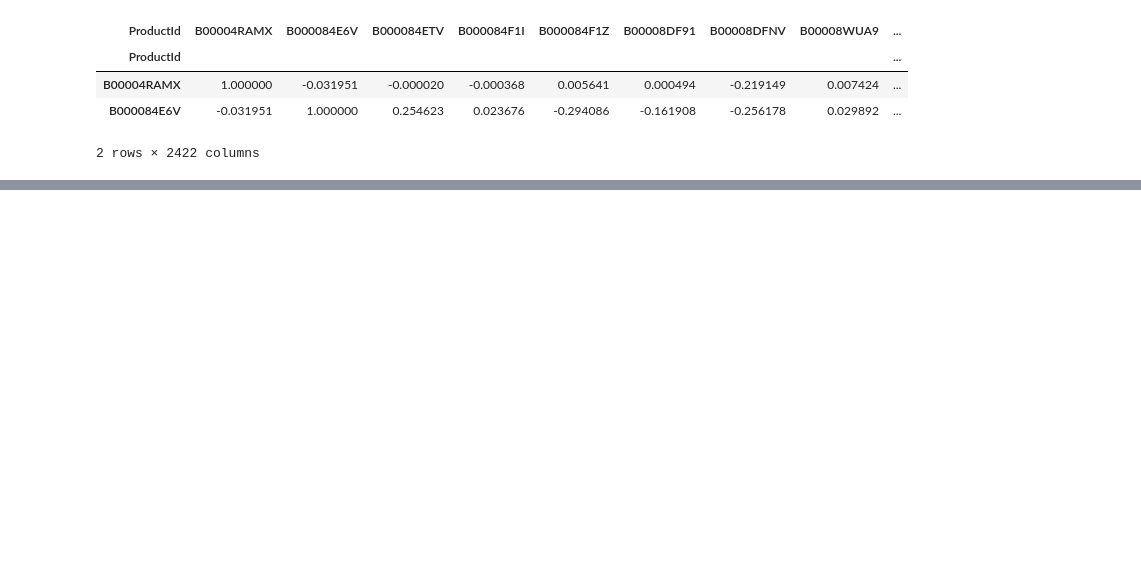
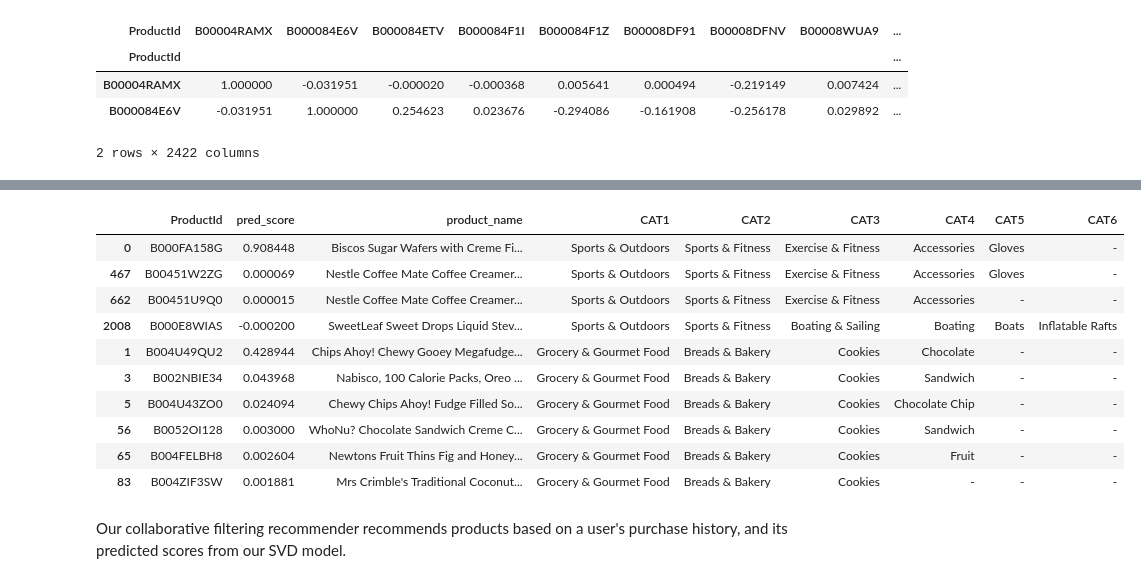
Before and after one commit to michaelxiaoyk/GA-Capstone-Project, a Jupyter notebook: capstone_project/notebooks/Recommended Systems.ipynb, the cells around one changed output, grey strips where cells are left out. Saved outputs shown, nothing was run; the diff lists cells and outputs as text; code cells hidden in the pictures; blank space fills up the shorter version.

```diff
--- a/capstone_project/notebooks/Recommended Systems.ipynb
+++ b/capstone_project/notebooks/Recommended Systems.ipynb
@@ -398,3 +472,7 @@ cf_df1 = cf_df.T
+# %%
+cfrecommender_df = recommender_df.reset_index()
+# %%
+cfrecommender_df.drop(labels='hybrid_score',axis=1,inplace=True)
 # %%
 recsys_df1 = recsys_df[['ProductId', 'product_name', 'CAT1', 'CAT2', 'CAT3', 'CAT4', 'CAT5', 'CAT6']]
 # %%
@@ -410,13 +488,25 @@ class CFRecommender:
         return self.MODEL_NAME
 
     def recommend(self, user_id, topn=10, verbose=False):
-        # Get and sort the user's predictions from previous step
+        # sort predictions based on users' similarity
         sorted_user_predictions = self.cf_df1[user_id].sort_values(ascending=False)\
-                                   .reset_index().rename(columns={user_id: 'score'})
+                                   .reset_index().rename(columns={user_id: 'pred_score'})
 
-        recommendations_df = sorted_user_predictions.sort_values('score', ascending = False) \
-                               .head(topn)
+        recommendations_df = sorted_user_predictions.merge(cfrecommender_df,on='ProductId',how='right')
 
-        return recommendations_df
+        mask1 = recommendations_df.CAT2.isin(recsys_df[recsys_df.UserId == user_id].CAT2)
+        mask2 = recommendations_df.CAT3.isin(recsys_df[recsys_df.UserId == user_id].CAT3)
+        mask3 = recommendations_df.CAT4.isin(recsys_df[recsys_df.UserId == user_id].CAT4)
+        mask4 = recommendations_df.CAT5.isin(recsys_df[recsys_df.UserId == user_id].CAT5)
+
+        #recommends products based on similar categories and similar hybrid scores
+        if recommendations_df[mask1] is not None:
+            return recommendations_df[mask1].sort_values(by=['CAT2','pred_score'],ascending=False).head(topn)
+        elif recommendations_df[mask1 & mask2] is not None:
+            return recommendations_df[mask1 & mask2].sort_values(by=['CAT3','pred_score'],ascending=False).head(topn)
+        elif recommendations_df[mask1 & mask2 & mask3] is not None:
+            return recommendations_df[mask1 & mask2 & mask3].sort_values(by=['CAT4','pred_score'],ascending=False).head(topn)
+        elif recommendations_df[mask1 & mask2 & mask3 & mask4] is not None:
+            return recommendations_df[mask1 & mask2 & mask3 & mask4].sort_values(by=['CAT5','pred_score'],ascending=False).head(topn)
 
 cf_recommender_model_user = CFRecommender(cf_df1, recsys_df1)
@@ -499,0 +522,17 @@ cf_recommender_model_item.recommend('B000084ETV', topn=10, verbose=True)
+# %%
+#products recommended are based off users' purchase history
+cf_recommender_model_user.recommend('A35V32HZEGZH04')
+# %% [output]
+|  | ProductId | pred_score | product_name | CAT1 | CAT2 | CAT3 | CAT4 | CAT5 | CAT6 |
+| 0 | B000FA158G | 0.908448 | Biscos Sugar Wafers with Creme Fi... | Sports & Outdoors | Sports & Fitness | Exercise & Fitness | Accessories | Gloves | - |
+| 467 | B00451W2ZG | 0.000069 | Nestle Coffee Mate Coffee Creamer... | Sports & Outdoors | Sports & Fitness | Exercise & Fitness | Accessories | Gloves | - |
+| 662 | B00451U9Q0 | 0.000015 | Nestle Coffee Mate Coffee Creamer... | Sports & Outdoors | Sports & Fitness | Exercise & Fitness | Accessories | - | - |
+| 2008 | B000E8WIAS | -0.000200 | SweetLeaf Sweet Drops Liquid Stev... | Sports & Outdoors | Sports & Fitness | Boating & Sailing | Boating | Boats | Inflatable Rafts |
+| 1 | B004U49QU2 | 0.428944 | Chips Ahoy! Chewy Gooey Megafudge... | Grocery & Gourmet Food | Breads & Bakery | Cookies | Chocolate | - | - |
+| 3 | B002NBIE34 | 0.043968 | Nabisco, 100 Calorie Packs, Oreo ... | Grocery & Gourmet Food | Breads & Bakery | Cookies | Sandwich | - | - |
+| 5 | B004U43ZO0 | 0.024094 | Chewy Chips Ahoy! Fudge Filled So... | Grocery & Gourmet Food | Breads & Bakery | Cookies | Chocolate Chip | - | - |
+| 56 | B0052OI128 | 0.003000 | WhoNu? Chocolate Sandwich Creme C... | Grocery & Gourmet Food | Breads & Bakery | Cookies | Sandwich | - | - |
+| 65 | B004FELBH8 | 0.002604 | Newtons Fruit Thins Fig and Honey... | Grocery & Gourmet Food | Breads & Bakery | Cookies | Fruit | - | - |
+| 83 | B004ZIF3SW | 0.001881 | Mrs Crimble's Traditional Coconut... | Grocery & Gourmet Food | Breads & Bakery | Cookies | - | - | - |
+# %% [markdown]
+Our collaborative filtering recommender recommends products based on a user's purchase history, and its predicted scores from our SVD model.
```
Also changed, not shown: parts of 40 cells of this notebook.
